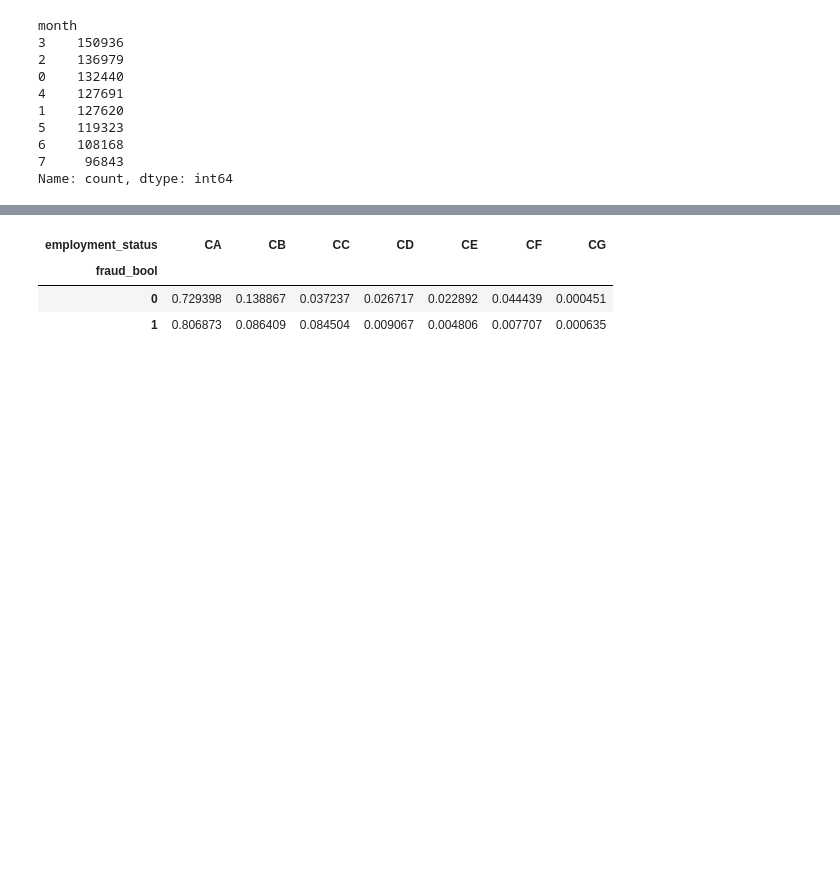
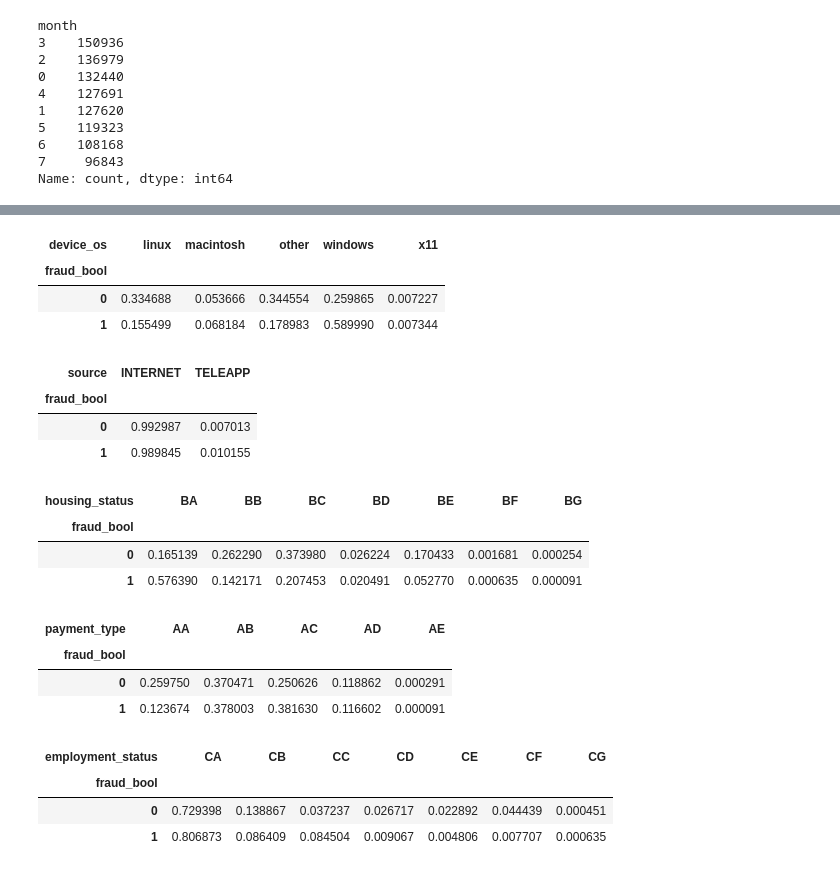
Before and after one commit to zzstephen/fraud_detection, a Jupyter notebook: EDA/read_data.ipynb, the cells around one changed output, grey strips where cells are left out. Cells and saved outputs as stored; diff of their text form; code cells hidden in the pictures; blank space fills up the shorter version.

```diff
--- a/EDA/read_data.ipynb
+++ b/EDA/read_data.ipynb
@@ -216,3 +248,35 @@ with open('logodds_plots_level.html', 'a') as file:
+# %%
+freq, row_pct, col_pct = cross_tab(raw_data,'fraud_bool','device_os')
+col_pct
+# %% [output]
+| device_os | linux | macintosh | other | windows | x11 |
+| fraud_bool |  |  |  |  |  |
+| 0 | 0.334688 | 0.053666 | 0.344554 | 0.259865 | 0.007227 |
+| 1 | 0.155499 | 0.068184 | 0.178983 | 0.589990 | 0.007344 |
+# %%
+freq, row_pct, col_pct = cross_tab(raw_data,'fraud_bool','source')
+col_pct
+# %% [output]
+| source | INTERNET | TELEAPP |
+| fraud_bool |  |  |
+| 0 | 0.992987 | 0.007013 |
+| 1 | 0.989845 | 0.010155 |
+# %%
+freq, row_pct, col_pct = cross_tab(raw_data,'fraud_bool','housing_status')
+col_pct
+# %% [output]
+| housing_status | BA | BB | BC | BD | BE | BF | BG |
+| fraud_bool |  |  |  |  |  |  |  |
+| 0 | 0.165139 | 0.262290 | 0.373980 | 0.026224 | 0.170433 | 0.001681 | 0.000254 |
+| 1 | 0.576390 | 0.142171 | 0.207453 | 0.020491 | 0.052770 | 0.000635 | 0.000091 |
+# %%
+freq, row_pct, col_pct = cross_tab(raw_data,'fraud_bool','payment_type')
+col_pct
+# %% [output]
+| payment_type | AA | AB | AC | AD | AE |
+| fraud_bool |  |  |  |  |  |
+| 0 | 0.259750 | 0.370471 | 0.250626 | 0.118862 | 0.000291 |
+| 1 | 0.123674 | 0.378003 | 0.381630 | 0.116602 | 0.000091 |
 # %%
 freq, row_pct, col_pct = cross_tab(raw_data,'fraud_bool','employment_status')
 # %%
```
Also changed, not shown: parts of 10 cells of this notebook.
